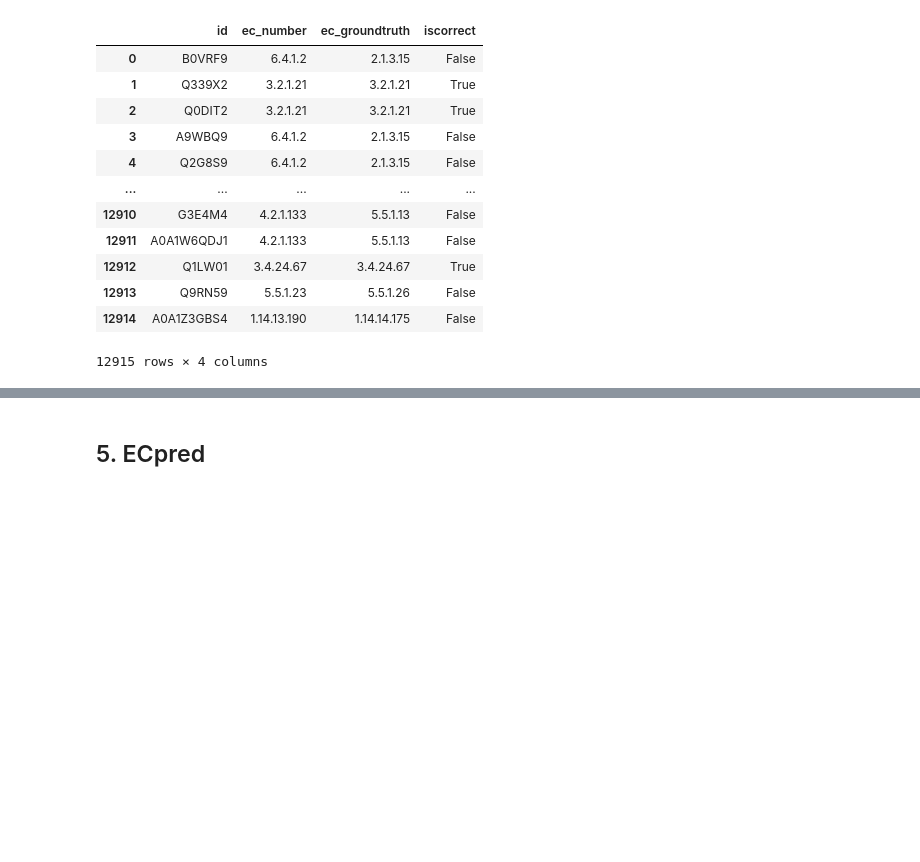
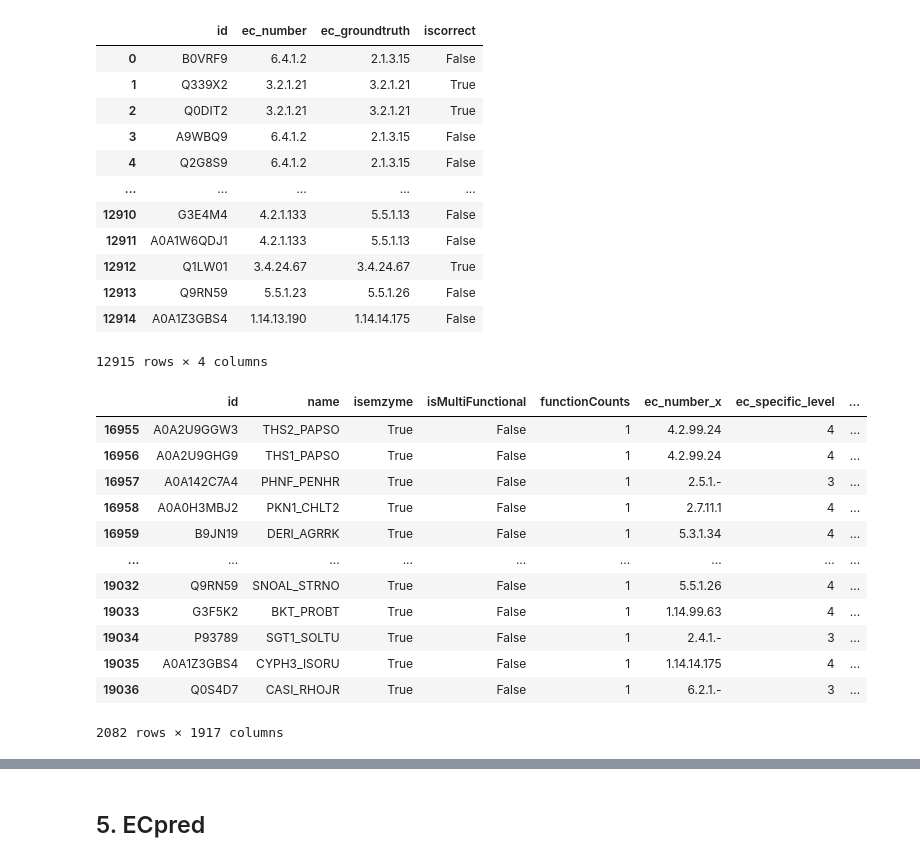
Before and after one commit to kingstdio/BioUniprot, a Jupyter notebook: tasks/task3/task3_ecPrediction.ipynb, the cells around one changed output, grey strips where cells are left out. Cells and saved outputs as stored; diff of their text form; code cells hidden in the pictures; blank space fills up the shorter version.

```diff
--- a/tasks/task3/task3_ecPrediction.ipynb
+++ b/tasks/task3/task3_ecPrediction.ipynb
@@ -232,3 +232,21 @@ deepec_results
 | 12913 | Q9RN59 | 5.5.1.23 | 5.5.1.26 | False |
 | 12914 | A0A1Z3GBS4 | 1.14.13.190 | 1.14.14.175 | False |
 12915 rows × 4 columns
+# %%
+mmc= test.merge(deepec_results, how='left', on='id')
+# %%
+mmc[mmc['date_integraged']>='2019-01-01']
+# %% [output]
+|  | id | name | isemzyme | isMultiFunctional | functionCounts | ec_number_x | ec_specific_level | ... |
+| 16955 | A0A2U9GGW3 | THS2_PAPSO | True | False | 1 | 4.2.99.24 | 4 | ... |
+| 16956 | A0A2U9GHG9 | THS1_PAPSO | True | False | 1 | 4.2.99.24 | 4 | ... |
+| 16957 | A0A142C7A4 | PHNF_PENHR | True | False | 1 | 2.5.1.- | 3 | ... |
+| 16958 | A0A0H3MBJ2 | PKN1_CHLT2 | True | False | 1 | 2.7.11.1 | 4 | ... |
+| 16959 | B9JN19 | DERI_AGRRK | True | False | 1 | 5.3.1.34 | 4 | ... |
+| ... | ... | ... | ... | ... | ... | ... | ... | ... |
+| 19032 | Q9RN59 | SNOAL_STRNO | True | False | 1 | 5.5.1.26 | 4 | ... |
+| 19033 | G3F5K2 | BKT_PROBT | True | False | 1 | 1.14.99.63 | 4 | ... |
+| 19034 | P93789 | SGT1_SOLTU | True | False | 1 | 2.4.1.- | 3 | ... |
+| 19035 | A0A1Z3GBS4 | CYPH3_ISORU | True | False | 1 | 1.14.14.175 | 4 | ... |
+| 19036 | Q0S4D7 | CASI_RHOJR | True | False | 1 | 6.2.1.- | 3 | ... |
+2082 rows × 1917 columns
```
Also changed, not shown: parts of 5 cells of this notebook, 15 other files.
